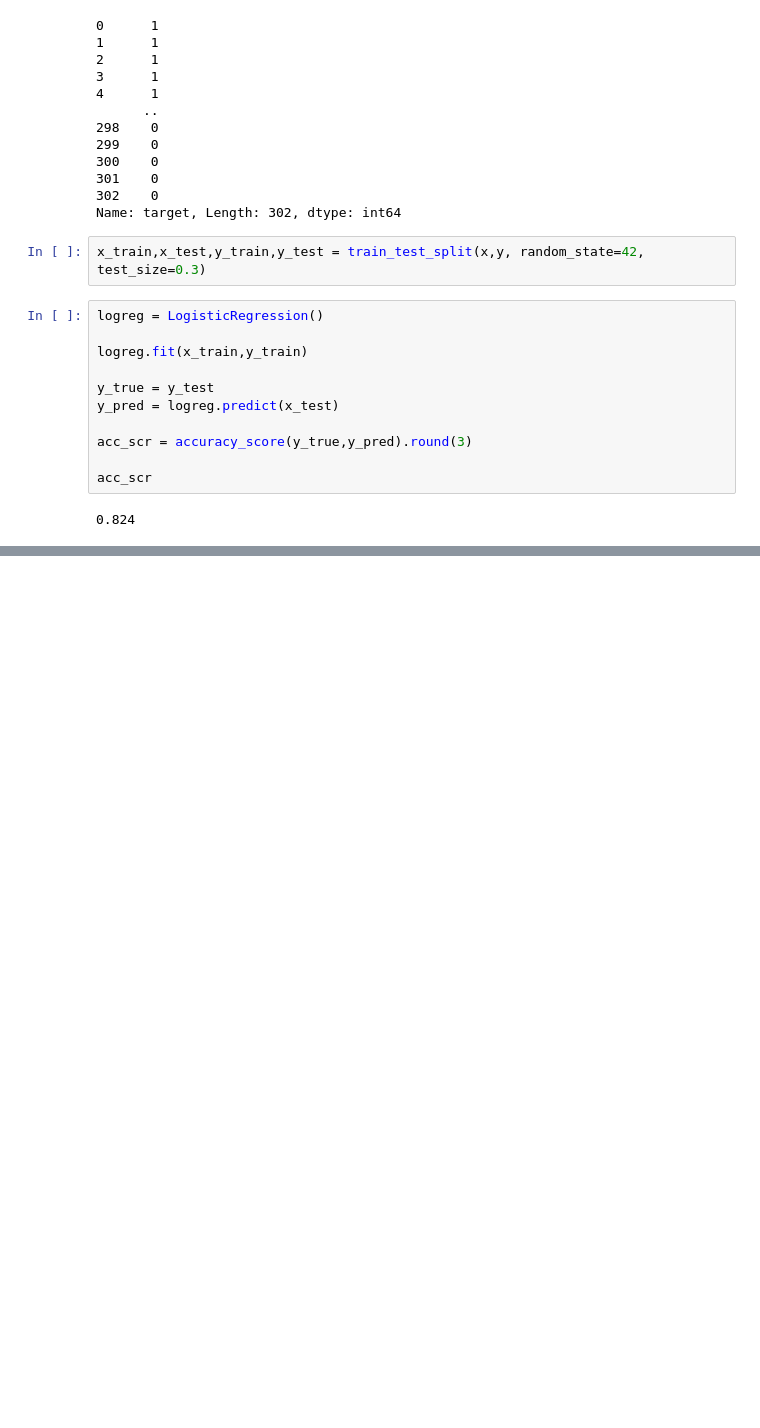
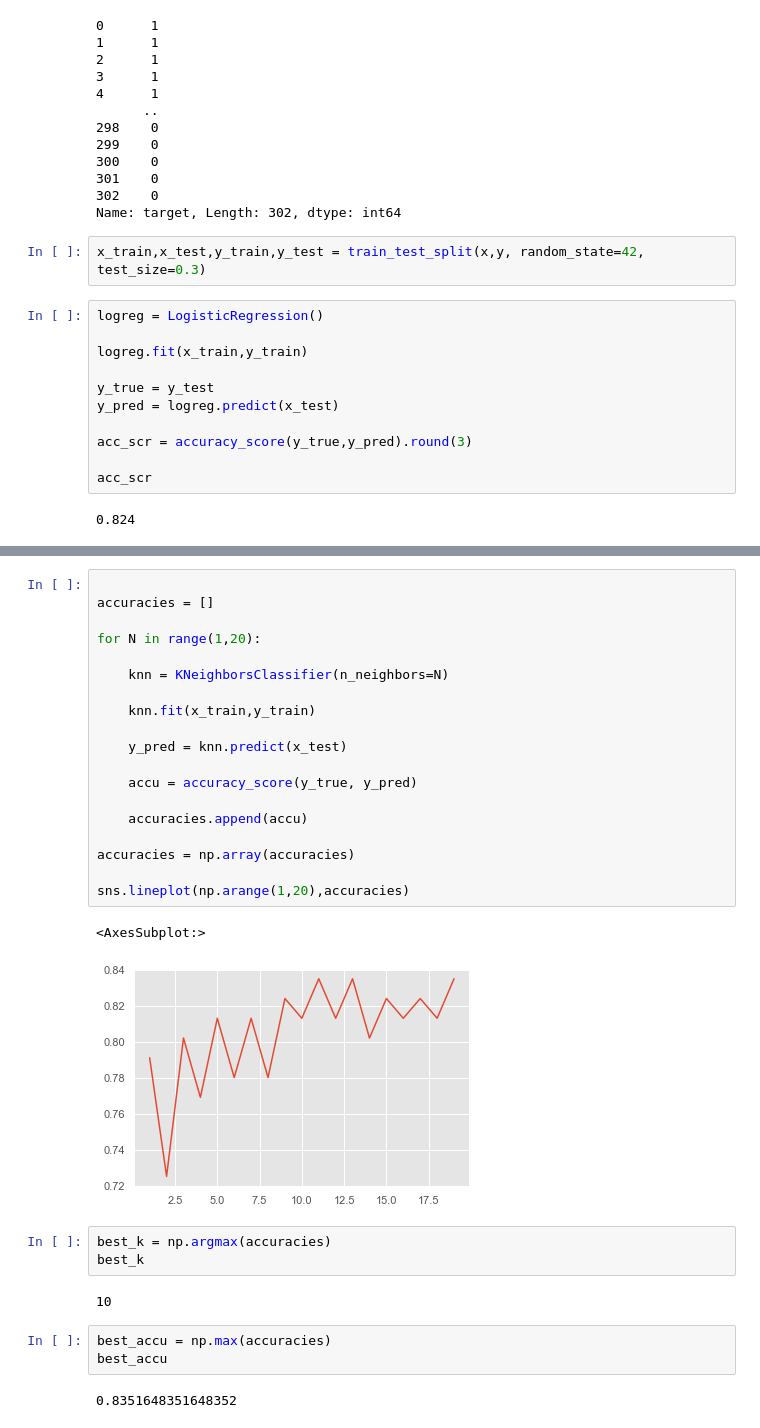
Before and after one commit to Omuk/Reborn, a Jupyter notebook: Data Practice/Practice_Field.ipynb, the cells around one changed output, grey strips where cells are left out. Saved outputs shown, nothing was run; the diff lists cells and outputs as text; blank space fills up the shorter version.

```diff
--- a/Data Practice/Practice_Field.ipynb
+++ b/Data Practice/Practice_Field.ipynb
@@ -122,0 +151,32 @@ acc_scr
+# %%
+
+accuracies = []
+
+for N in range(1,20):
+
+    knn = KNeighborsClassifier(n_neighbors=N)
+
+    knn.fit(x_train,y_train)
+
+    y_pred = knn.predict(x_test)
+
+    accu = accuracy_score(y_true, y_pred)
+
+    accuracies.append(accu)
+
+accuracies = np.array(accuracies)
+
+sns.lineplot(np.arange(1,20),accuracies)
+# %% [output]
+<AxesSubplot:>
+[figure, added]
+# %%
+best_k = np.argmax(accuracies)
+best_k
+# %% [output]
+10
+# %%
+best_accu = np.max(accuracies)
+best_accu
+# %% [output]
+0.8351648351648352
```
Also changed, not shown: parts of 2 cells of this notebook.
